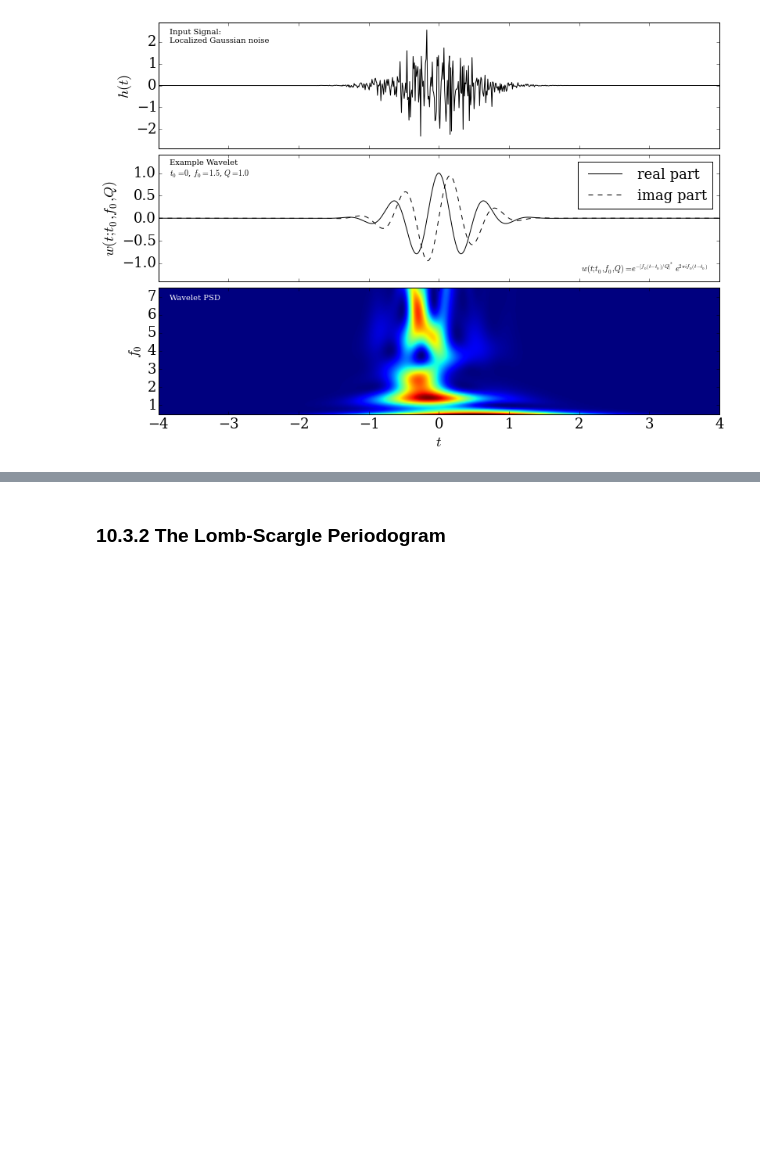
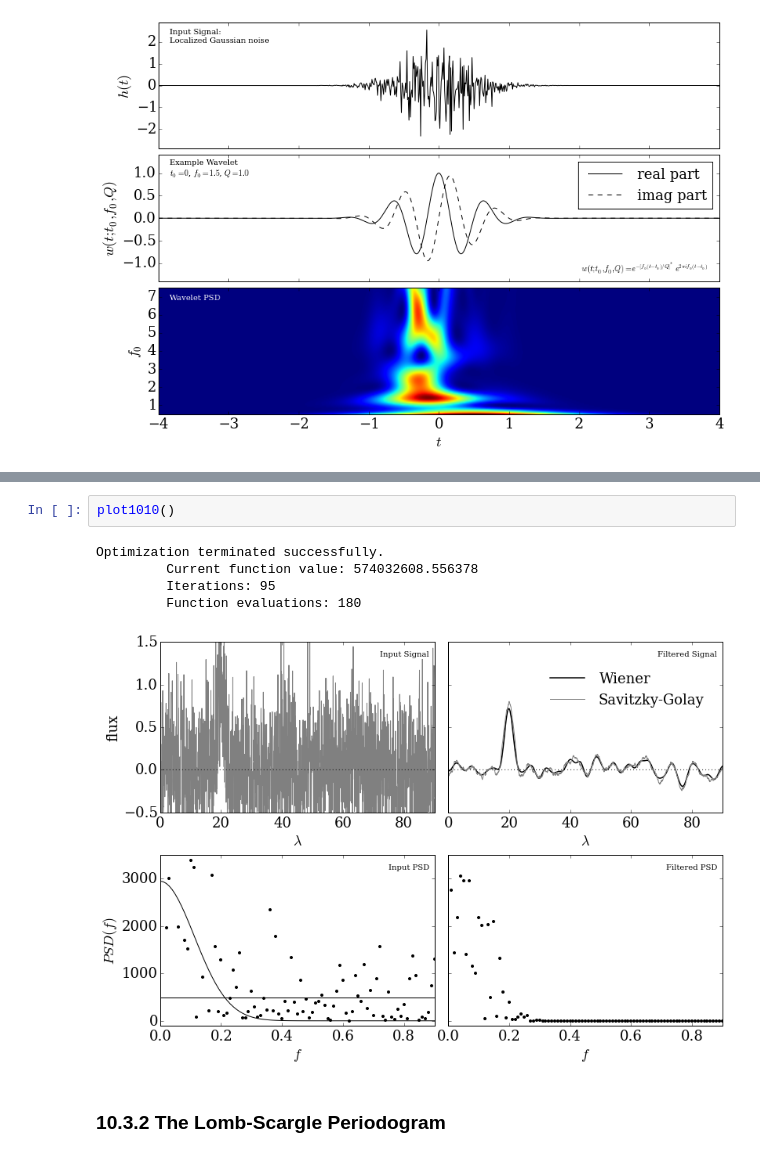
Before and after one commit to YastroML/YastroML, a Jupyter notebook: Session19_141029/Ch10_TimeSeries.ipynb, the cells around one changed output, grey strips where cells are left out. Cells and saved outputs as stored; diff of their text form; blank space fills up the shorter version.

```diff
--- a/Session19_141029/Ch10_TimeSeries.ipynb
+++ b/Session19_141029/Ch10_TimeSeries.ipynb
@@ -582,3 +493,11 @@ ax.yaxis.set_major_formatter(plt.FuncFormatter(lambda x, *args: ("1/%i"
+# %%
+plot1010()
+# %% [output]
+Optimization terminated successfully.
+         Current function value: 574032608.556378
+         Iterations: 95
+         Function evaluations: 180
+[figure, added]
 # %% [markdown]
 ### 10.3.2 The Lomb-Scargle Periodogram
 # %% [markdown]
```
Also changed, not shown: parts of 7 cells of this notebook.
